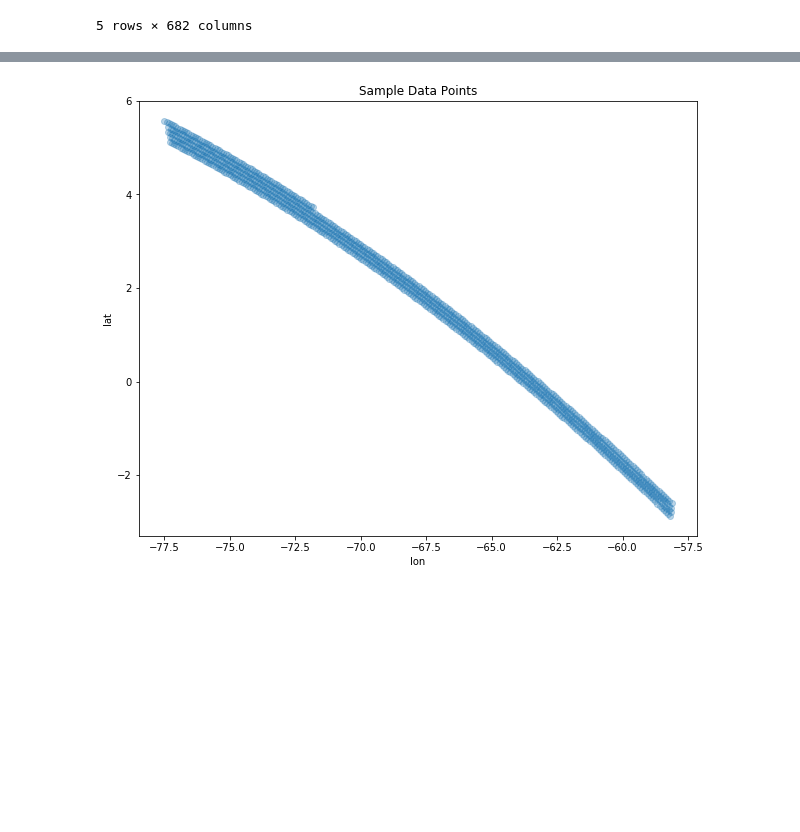
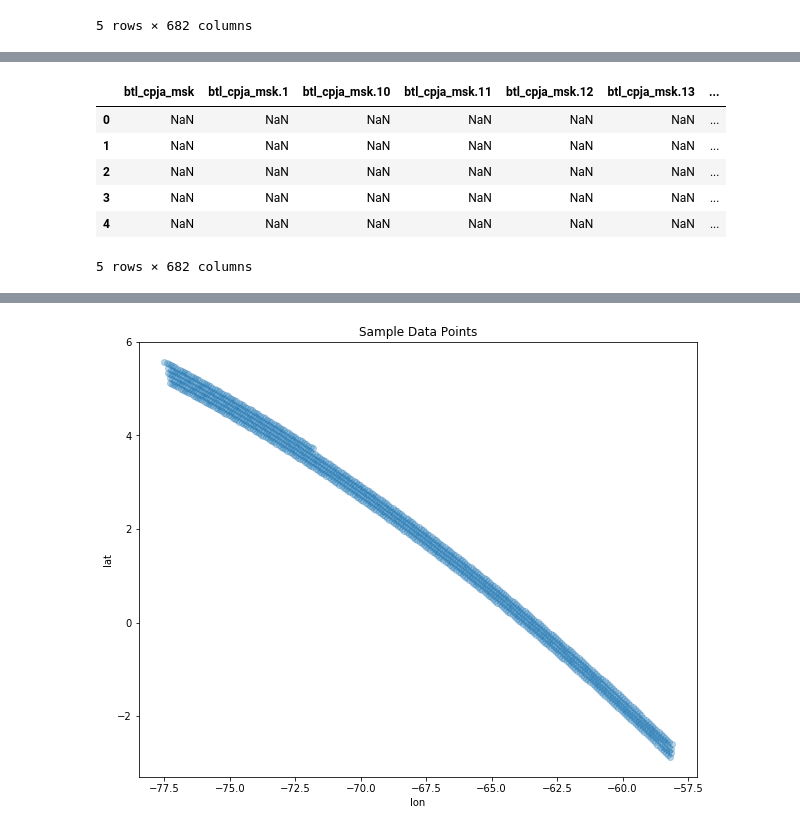
Before and after one commit to dongmeic/SDM, a Jupyter notebook: python/notebooks/data_manipulations.py.ipynb, the cells around one changed output, grey strips where cells are left out. Drawn from its saved outputs; the diff is of its cells as text; code cells hidden in the pictures; blank space fills up the shorter version.

```diff
--- a/python/notebooks/data_manipulations.py.ipynb
+++ b/python/notebooks/data_manipulations.py.ipynb
@@ -20,6 +23,6 @@ climatic_variables_longlat_var1000.csv
 # %%
-clim = pd.read_csv(DATA_PATH + 'climatic_variables_longlat_var1000.csv')
-clim = clim.iloc[:, 1:]
+clim = pd.read_csv(DATA_PATH + 'climatic_variables_longlat_var.csv')
+clim = clim.iloc[:, 1:] # Drop Unnamed: 0 (row index from R: write.csv())
 # %%
 print(clim.shape)
 clim.head()
@@ -34,0 +57,13 @@ clim.head()
+# %%
+# Reorganize columns in alphabetic order
+sorted_cols = sorted(list(clim))
+clim = clim[sorted_cols]
+clim.head()
+# %% [output]
+|  | btl_cpja_msk | btl_cpja_msk.1 | btl_cpja_msk.10 | btl_cpja_msk.11 | btl_cpja_msk.12 | btl_cpja_msk.13 | ... |
+| 0 | NaN | NaN | NaN | NaN | NaN | NaN | ... |
+| 1 | NaN | NaN | NaN | NaN | NaN | NaN | ... |
+| 2 | NaN | NaN | NaN | NaN | NaN | NaN | ... |
+| 3 | NaN | NaN | NaN | NaN | NaN | NaN | ... |
+| 4 | NaN | NaN | NaN | NaN | NaN | NaN | ... |
+5 rows × 682 columns
```
Also changed, not shown: parts of 13 cells of this notebook.
